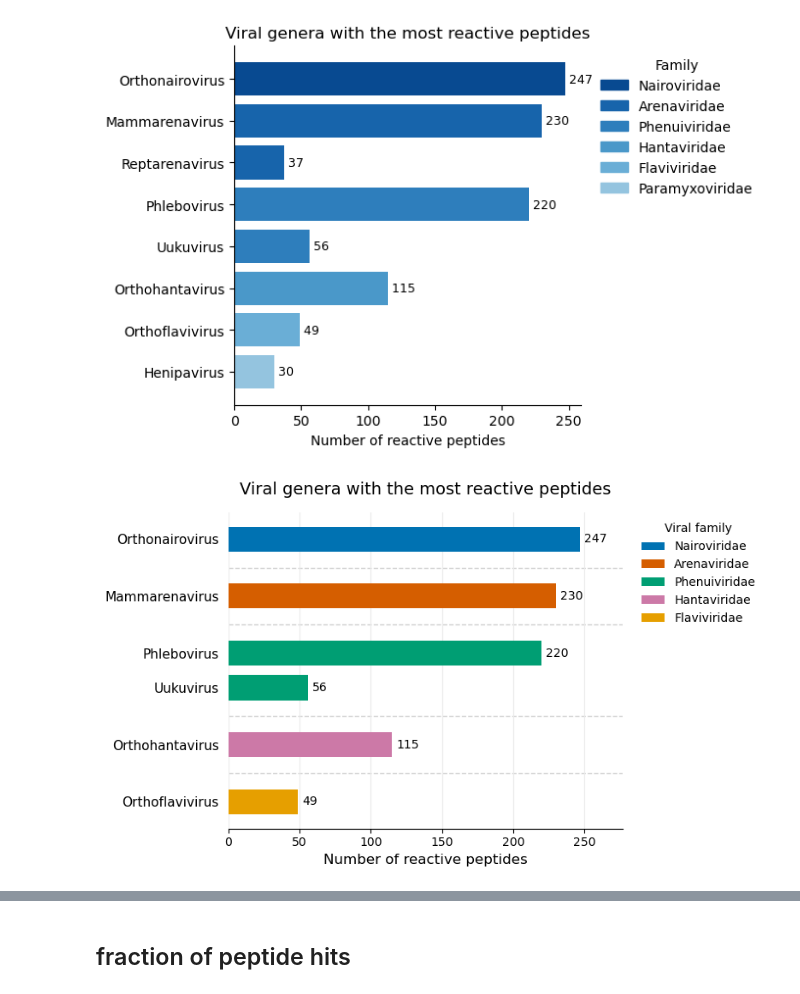
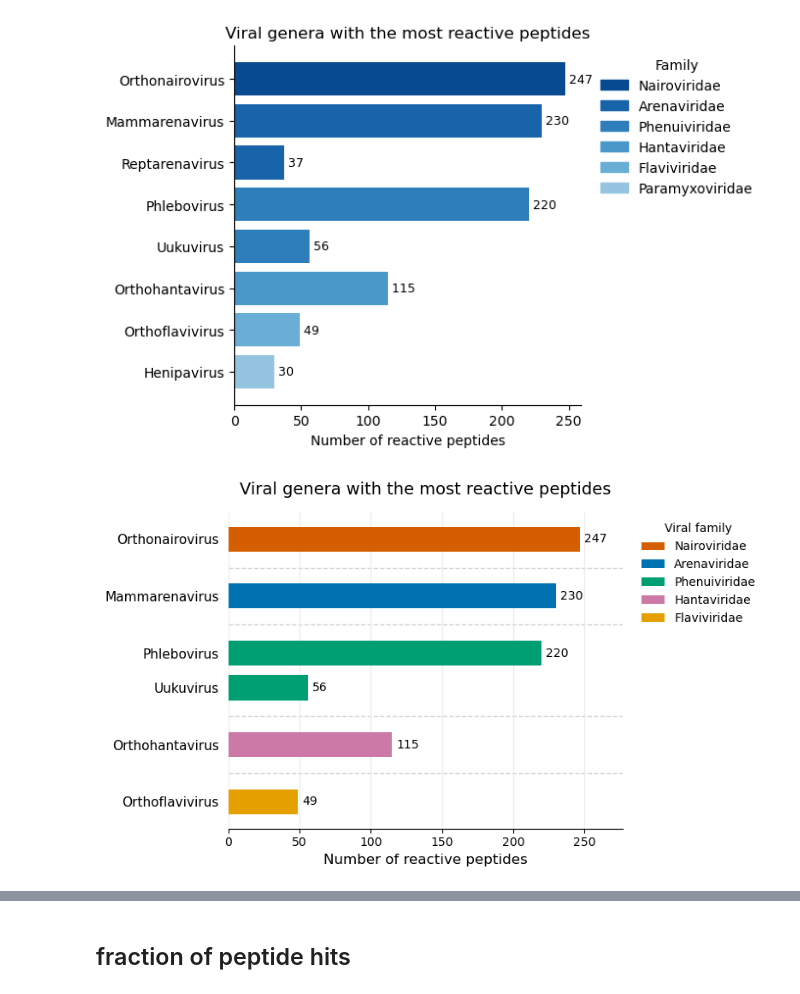
Before and after one commit to sporak577/lasv_phipseq_2026, a Jupyter notebook: peptide_hits_heatmap.ipynb, the cells around one changed output, grey strips where cells are left out. Drawn from its saved outputs; the diff is of its cells as text; code cells hidden in the pictures.

```diff
--- a/peptide_hits_heatmap.ipynb
+++ b/peptide_hits_heatmap.ipynb
@@ -359,7 +293,16 @@ from matplotlib.patches import Patch
 
 hits = pep_hits_meta.reset_index()
 
+PALETTE = ["#0072B2", "#D55E00", "#009E73", "#CC79A7",
+           "#E69F00", "#56B4E9", "#7A7A7A"]
 
+_fam_rank = (hits.groupby("family")["peptide"].nunique()
+             .sort_values(ascending=False).index.tolist())
+
+FAMILY_COLORS = {fam: PALETTE[i % len(PALETTE)] for i, fam in enumerate(_fam_rank)}
+
+GENUS_FAMILY = hits.drop_duplicates("genus").set_index("genus")["family"]
+GENUS_COLORS = {gen: FAMILY_COLORS[f] for gen, f in GENUS_FAMILY.items()}
 def plot_top_genera_grouped(hits, top_k=8, fname=None):
 
     # ---------------------------------------------------------
@@ -386,24 +329,6 @@ def plot_top_genera_grouped(hits, top_k=8, fname=None):
            .tolist()
     )
 
-    # ---------------------------------------------------------
-    # 3. Colors
-    # Muted, clearly distinguishable, seminar-friendly
-    # ---------------------------------------------------------
-    palette = [
-        "#0072B2",  # blue
-        "#D55E00",  # vermillion
-        "#009E73",  # green
-        "#CC79A7",  # purple/pink
-        "#E69F00",  # orange
-        "#56B4E9",  # light blue
-        "#7A7A7A",  # gray
-    ]
-
-    family_colors = {
-        fam: palette[i % len(palette)]
-        for i, fam in enumerate(family_order)
-    }
 
     # ---------------------------------------------------------
     # 4. Build plotting order and add gaps between families
@@ -444,6 +369,9 @@ def plot_top_genera_grouped(hits, top_k=8, fname=None):
     # ---------------------------------------------------------
     # 5. Plot
     # ---------------------------------------------------------
+
+    family_colors = FAMILY_COLORS
+
     fig, ax = plt.subplots(
         figsize=(8, 0.55 * len(top) + 1.5)
     )
@@ -540,34 +468,34 @@ def plot_top_genera_grouped(hits, top_k=8, fname=None):
     ax.legend(
         handles=handles,
         title="Viral family",
         frameon=False,
         bbox_to_anchor=(1.02, 1),
         loc="upper left",
         fontsize=10,
         title_fontsize=10
     )
 
     plt.tight_layout()
 
     if fname:
         plt.savefig(
             fname,
             bbox_inches="tight",
             transparent=True
         )
 
     plt.show()
 
     return plot_df
 
 
 top_genera = plot_top_genera_grouped(
     hits,
     top_k=6,
     fname="svg_figures/bar_top_genera_grouped.svg"
 )
 # %% [output]
-[figure, old version]
+[figure, new version]
 # %%
 import matplotlib.pyplot as plt
 import numpy as np
```
Also changed, not shown: parts of 11 cells of this notebook, 8 other files.
